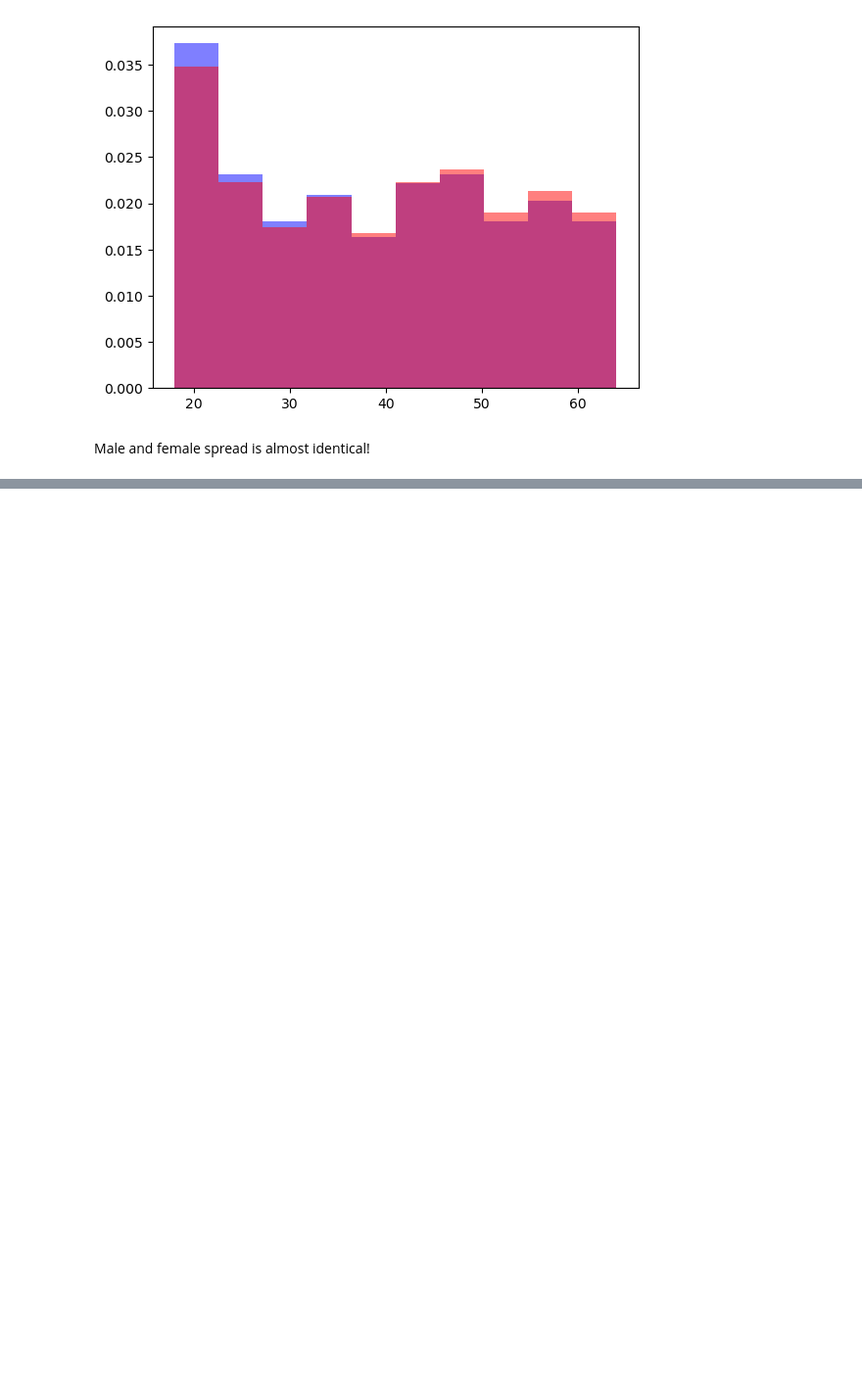
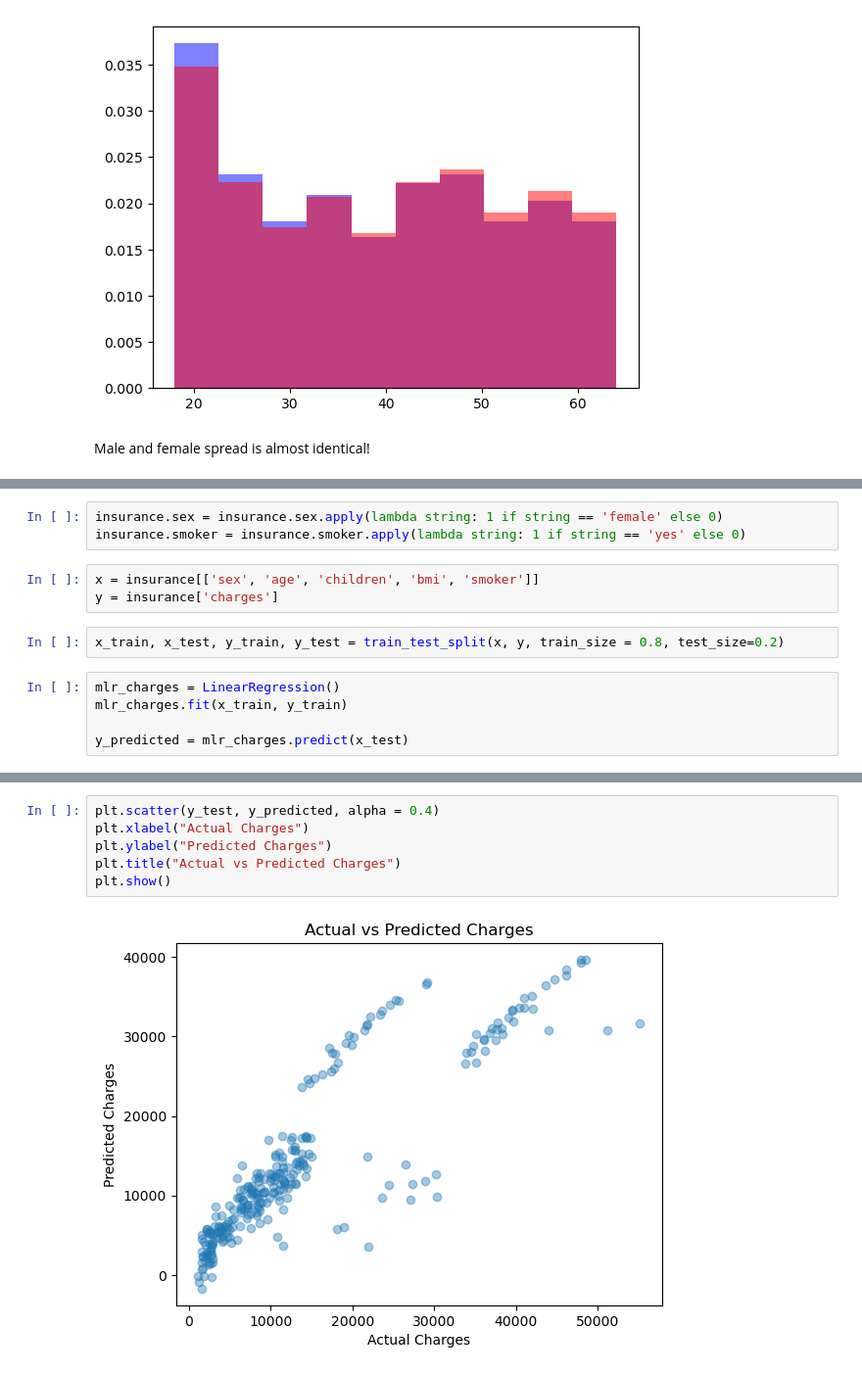
Before and after one commit to LarsBoertjes/U.S.-Medical-Insurance-Costs-Analysis, a Jupyter notebook: us-medical-insurance-costs.ipynb, the cells around one changed output, grey strips where cells are left out. Shown at 98% size. Drawn from its saved outputs; the diff is of its cells as text; blank space fills up the shorter version.

Commit message:
Add files via upload
Added a predictive machine learning model using Multiple Linear Regression to answer question 9

```diff
--- a/us-medical-insurance-costs.ipynb
+++ b/us-medical-insurance-costs.ipynb
@@ -209,0 +215,13 @@ Male and female spread is almost identical!
+# %%
+insurance.sex = insurance.sex.apply(lambda string: 1 if string == 'female' else 0)
+insurance.smoker = insurance.smoker.apply(lambda string: 1 if string == 'yes' else 0)
+# %%
+x = insurance[['sex', 'age', 'children', 'bmi', 'smoker']]
+y = insurance['charges']
+# %%
+x_train, x_test, y_train, y_test = train_test_split(x, y, train_size = 0.8, test_size=0.2)
+# %%
+mlr_charges = LinearRegression()
+mlr_charges.fit(x_train, y_train)
+
+y_predicted = mlr_charges.predict(x_test)
@@ -209,0 +267,8 @@ Male and female spread is almost identical!
+# %%
+plt.scatter(y_test, y_predicted, alpha = 0.4)
+plt.xlabel("Actual Charges")
+plt.ylabel("Predicted Charges")
+plt.title("Actual vs Predicted Charges")
+plt.show()
+# %% [output]
+[figure, added]
```
Also changed, not shown: parts of 5 cells of this notebook.
